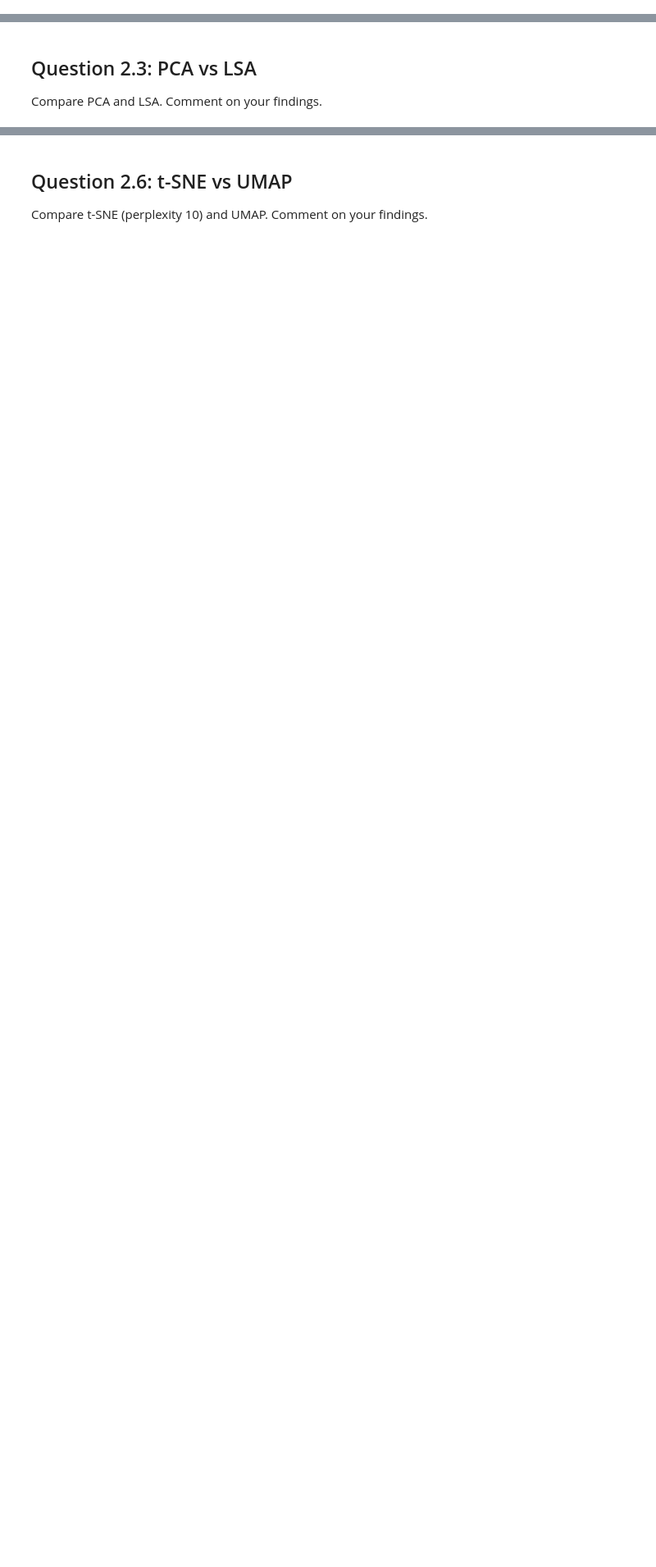
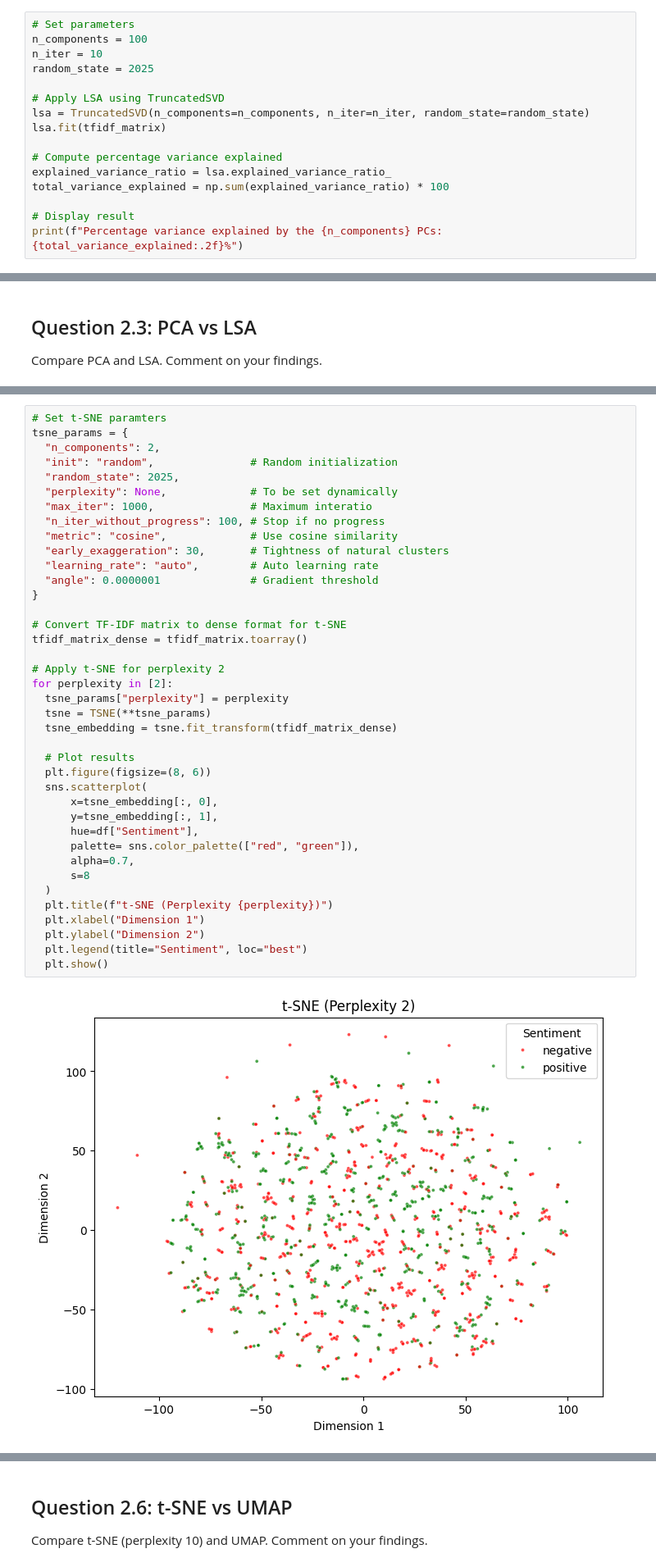
Before and after one commit to emilyberlinghoff/DS3000, a Jupyter notebook: Homework 7 - Dimensionality Reduction/251287809_H07.ipynb, the cells around one changed output, grey strips where cells are left out. Shown at 82% size. Saved outputs shown, nothing was run; the diff lists cells and outputs as text; blank space fills up the shorter version.

```diff
--- a/Homework 7 - Dimensionality Reduction/251287809_H07.ipynb
+++ b/Homework 7 - Dimensionality Reduction/251287809_H07.ipynb
@@ -215,0 +260,16 @@ Report the percentage variance explained by the 100 PCs.
+# %%
+# Set parameters
+n_components = 100
+n_iter = 10
+random_state = 2025
+
+# Apply LSA using TruncatedSVD
+lsa = TruncatedSVD(n_components=n_components, n_iter=n_iter, random_state=random_state)
+lsa.fit(tfidf_matrix)
+
+# Compute percentage variance explained
+explained_variance_ratio = lsa.explained_variance_ratio_
+total_variance_explained = np.sum(explained_variance_ratio) * 100
+
+# Display result
+print(f"Percentage variance explained by the {n_components} PCs: {total_variance_explained:.2f}%")
@@ -245,0 +338,41 @@ Written answer: Compare the two projections. Which projection would you think se
+# %%
+# Set t-SNE paramters
+tsne_params = {
+  "n_components": 2,
+  "init": "random",               # Random initialization
+  "random_state": 2025,
+  "perplexity": None,             # To be set dynamically
+  "max_iter": 1000,               # Maximum interatio
+  "n_iter_without_progress": 100, # Stop if no progress
+  "metric": "cosine",             # Use cosine similarity
+  "early_exaggeration": 30,       # Tightness of natural clusters
+  "learning_rate": "auto",        # Auto learning rate
+  "angle": 0.0000001              # Gradient threshold
+}
+
+# Convert TF-IDF matrix to dense format for t-SNE
+tfidf_matrix_dense = tfidf_matrix.toarray()
+
+# Apply t-SNE for perplexity 2
+for perplexity in [2]:
+  tsne_params["perplexity"] = perplexity
+  tsne = TSNE(**tsne_params)
+  tsne_embedding = tsne.fit_transform(tfidf_matrix_dense)
+
+  # Plot results
+  plt.figure(figsize=(8, 6))
+  sns.scatterplot(
+      x=tsne_embedding[:, 0],
+      y=tsne_embedding[:, 1],
+      hue=df["Sentiment"],
+      palette= sns.color_palette(["red", "green"]),
+      alpha=0.7,
+      s=8
+  )
+  plt.title(f"t-SNE (Perplexity {perplexity})")
+  plt.xlabel("Dimension 1")
+  plt.ylabel("Dimension 2")
+  plt.legend(title="Sentiment", loc="best")
+  plt.show()
+# %% [output]
+[figure, added]
```
Also changed, not shown: parts of 24 cells of this notebook.
